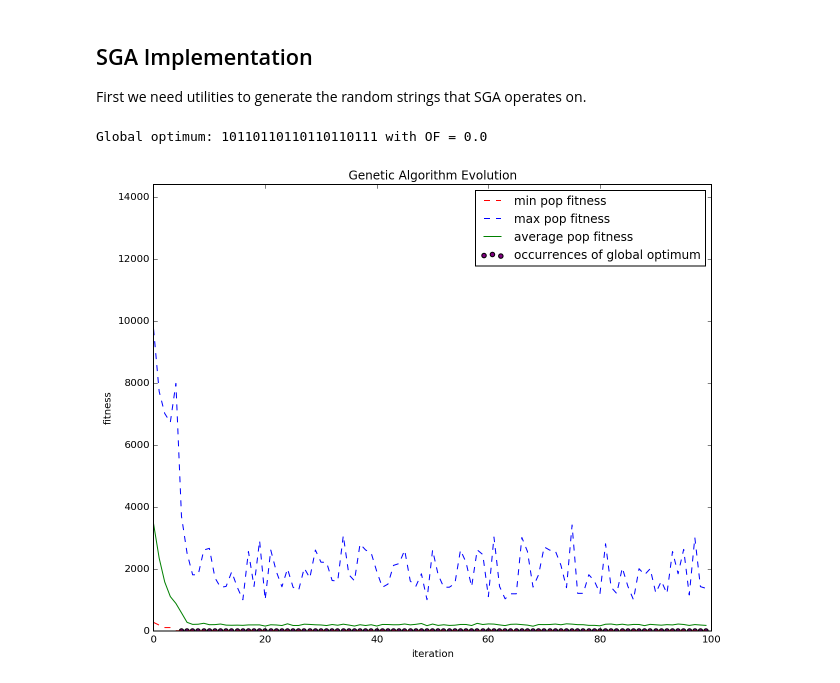
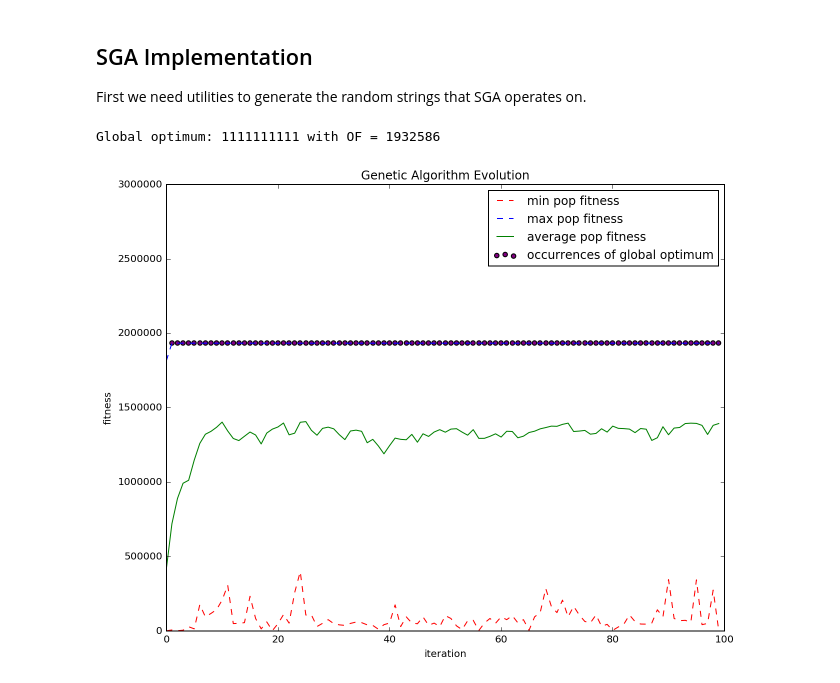
Before and after one commit to glifchits/simple-genetic-algorithm, a Jupyter notebook: SGA.ipynb, the cells around one changed output. Cells and saved outputs as stored; diff of their text form; code cells hidden in the pictures.

Commit message:
optimization info; implementation of Himmelblau OF

```diff
--- a/SGA.ipynb
+++ b/SGA.ipynb
@@ -59,7 +77,10 @@ def rosenbrock_OF(coding):
 
 
 def himmelblau_OF(coding):
-    pass
+    mid = int(len(coding)/2)
+    binx, biny = coding[:mid], coding[mid:]
+    x, y = int(binx, 2), int(biny, 2)
+    return (x**2 + y - 11)**2 + (x + y**2 - 7)**2
 
 
 def ESF_OF(coding):
@@ -186,14 +207,14 @@ def mutate_population(population, prob):
     return [mutation(m, prob) for m in population]
 # %%
 # Define fitness function and probabilistic parameters
-fitness = rosenbrock_OF
-min_or_max = MIN
+fitness = himmelblau_OF
+min_or_max = MAX
 crossover_probability = 0.3
 mutation_probability = 0.05
 NUM_ERAS = 100
 
 # Initialize population
-population = generate_sample_population(number=200, length=20)
+population = generate_sample_population(number=200, length=10)
 populations = []
 
 # Perform NUM_ERAS of evolution
@@ -211,32 +232,32 @@ fitnesses = [[fitness(m) for m in population] for population in populations]
 mins = [min(f) for f in fitnesses]
 maxs = [max(f) for f in fitnesses]
 avgs = [sum(f)/len(f) for f in fitnesses]
 
 # Find the "global optimum" of all the chromosomes we looked at.
 # A better term for this chromosome is "best individual".
 all_chromosomes = (c for pop in populations for c in pop)
 optimizer = min if min_or_max == MIN else max
 global_optimum = optimizer(all_chromosomes, key=fitness)
 
 optima = [(it, fitness(global_optimum)) for it, pop in enumerate(populations) if global_optimum in pop]
 x_optima = [x[0] for x in optima]
 y_optima = [x[1] for x in optima]
 line_mins, line_maxs, line_avgs = plt.plot(x_axis, mins, 'r--', maxs, 'b--', avgs, 'g-')
 scatter_ceil = plt.scatter(x_optima, y_optima, c='purple')
 ymin, ymax = plt.ylim()
 plt.ylim(0, round(ymax*1.20))
 #xmin, xmax = plt.xlim()
 plt.xlim(0, NUM_ERAS)
 plt.legend(
     (line_mins, line_maxs, line_avgs, scatter_ceil),
     ("min pop fitness", "max pop fitness", "average pop fitness", "occurrences of global optimum"),
     loc="upper right"
 )
 plt.title("Genetic Algorithm Evolution")
 plt.xlabel('iteration')
 plt.ylabel('fitness')
 
 print("Global optimum: {} with OF = {}".format(global_optimum, fitness(global_optimum)))
 # %% [output]
-Global optimum: 10110110110110110111 with OF = 0.0
+Global optimum: 1111111111 with OF = 1932586
-[figure, old version]
+[figure, new version]
```
Also changed, not shown: parts of 1 cell of this notebook.
